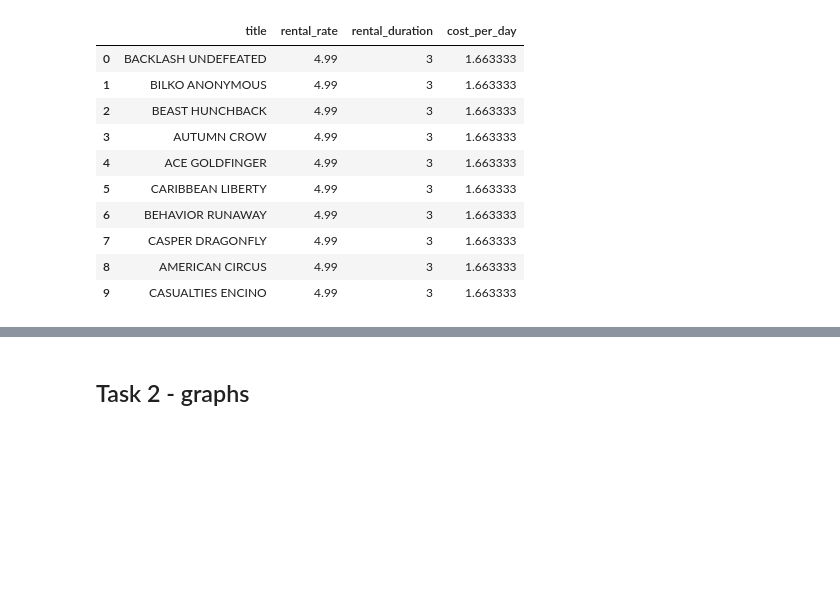
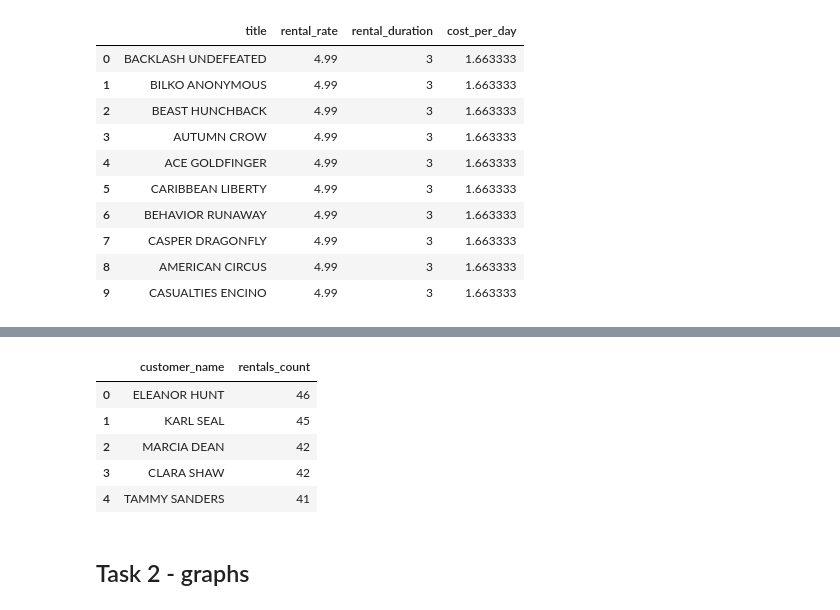
Before and after one commit to Skoga02/SQL_julius_falt_skoglund_de25, a Jupyter notebook: laborations/lab1.1/script.ipynb, the cells around one changed output, grey strips where cells are left out. Cells and saved outputs as stored; diff of their text form; code cells hidden in the pictures; blank space fills up the shorter version.

```diff
--- a/laborations/lab1.1/test.ipynb
+++ b/laborations/lab1.1/script.ipynb
@@ -201,3 +250,26 @@ duckdb.sql("""
+# %%
+#  Which customers are the top 5 custoemrs regardles of spend
+# JOIN customer table with rental table to connect customers
+# COUNT: rentals per each customer
+# GROUP BY combines all rentals belonging to each customer
+
+duckdb.sql("""
+SELECT
+    c.first_name || ' ' || c.last_name AS customer_name,
+    COUNT(r.rental_id) AS rentals_count
+FROM customer c
+JOIN rental r ON c.customer_id = r.customer_id
+GROUP BY c.customer_id, customer_name
+ORDER BY rentals_count DESC
+LIMIT 5;
+""").df()
+# %% [output]
+|  | customer_name | rentals_count |
+| 0 | ELEANOR HUNT | 46 |
+| 1 | KARL SEAL | 45 |
+| 2 | MARCIA DEAN | 42 |
+| 3 | CLARA SHAW | 42 |
+| 4 | TAMMY SANDERS | 41 |
 # %% [markdown]
 ## Task 2 - graphs
 # %%
```
Also changed, not shown: parts of 6 cells of this notebook, 17 other files.
